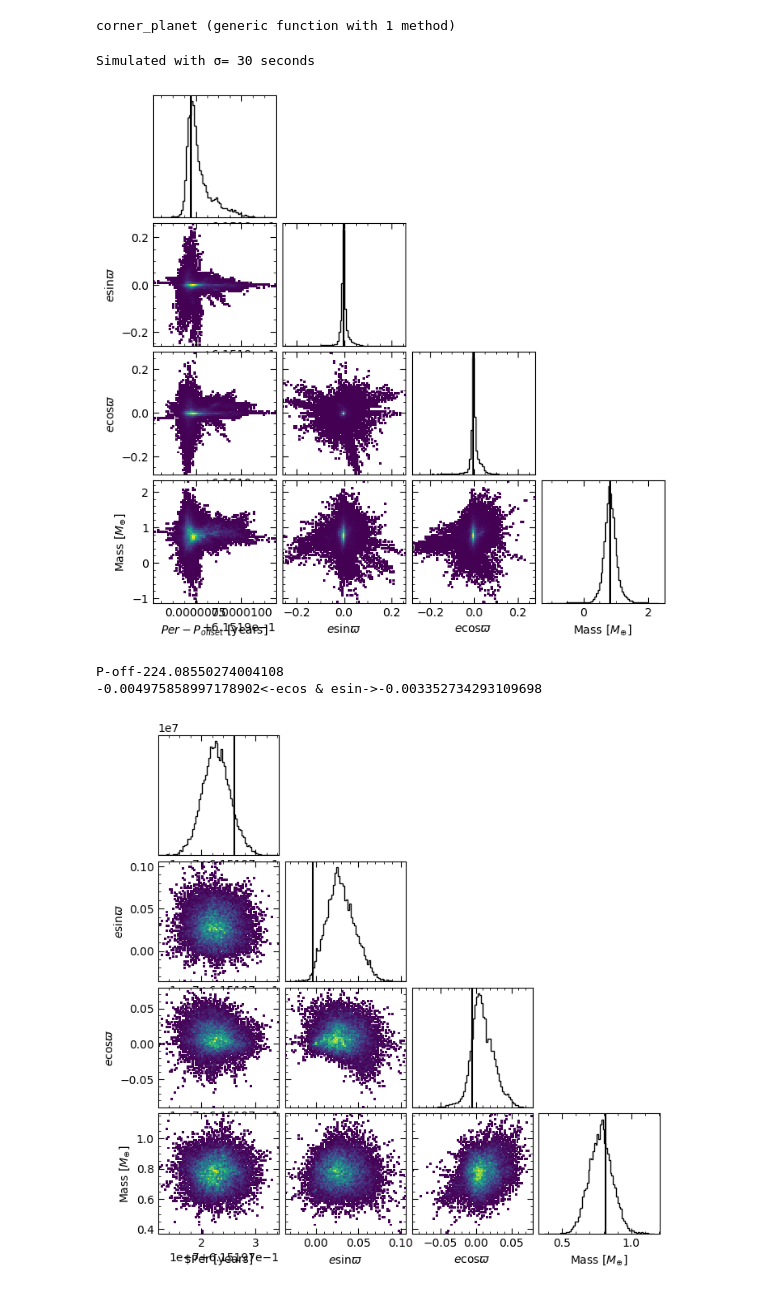
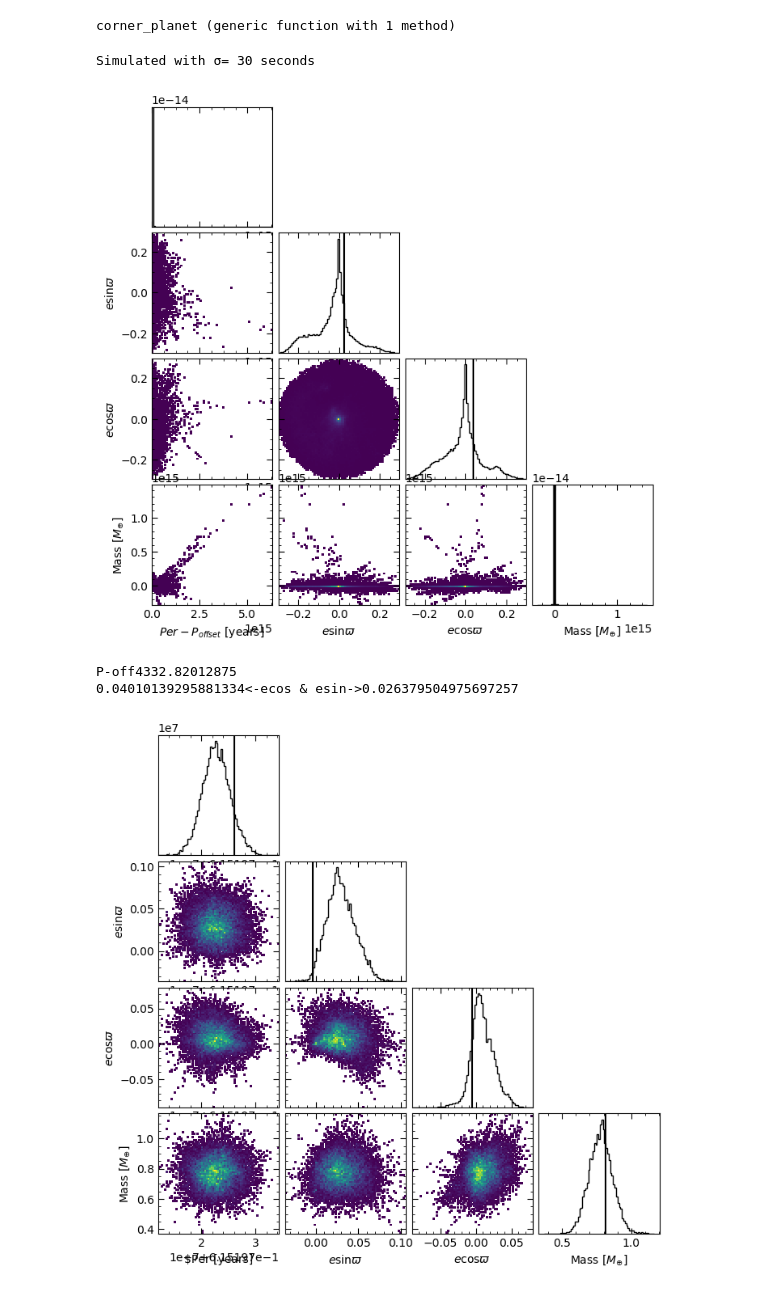
Before and after one commit to bmlindor/ttv_ss, a Jupyter notebook: runs.ipynb, the cells around one changed output. Saved outputs shown, nothing was run; the diff lists cells and outputs as text; code cells hidden in the pictures.

```diff
--- a/test.ipynb
+++ b/runs.ipynb
@@ -14,12 +15,12 @@ p_31=jldopen("FITS/p3_fit30.0s10.0yrs.jld2");p_mc31 = jldopen("MCMC/p3_mcmc30.0s
 # p_33=jldopen("FITS/p3_fit30.0s30.0yrs.jld2");p_mc33 = jldopen("MCMC/p3_mcmc30.0s30.0yrs.jld2");
 # p_34=jldopen("FITS/p3_fit30.0s40.0yrs.jld2");p_mc34 = jldopen("MCMC/p3_mcmc30.0s40.0yrs.jld2");
 # %%
-corner_planet(p_mc31,30,75,"venus")
+# corner_planet(p_mc31,30,75,"jup")
 # %% [output]
 Simulated with σ= 30 seconds
-[figure, old version]
+[figure, new version]
-P-off-224.08550274004108
--0.004975858997178902<-ecos & esin->-0.003352734293109698
+P-off4332.82012875
+0.04010139295881334<-ecos & esin->0.026379504975697257
 # %%
 corner_planet(p_mc32,30,75,"venus")
 # %% [output]
```
Also changed, not shown: parts of 3 cells of this notebook, 7 other files.
